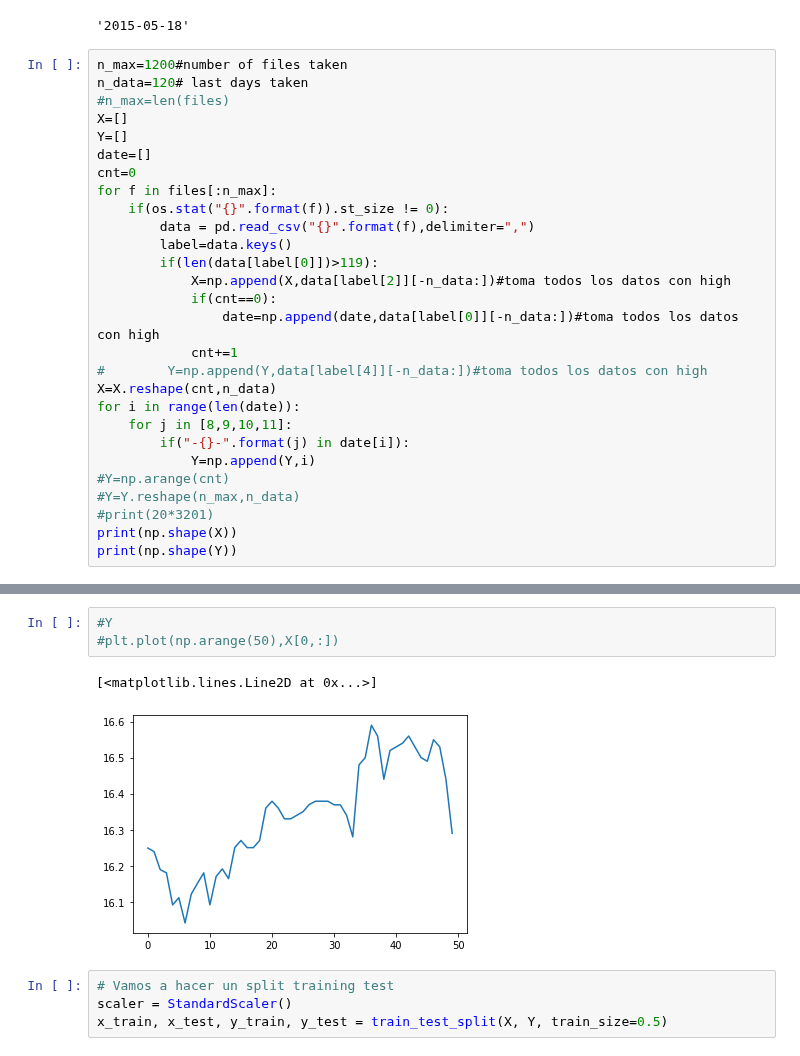
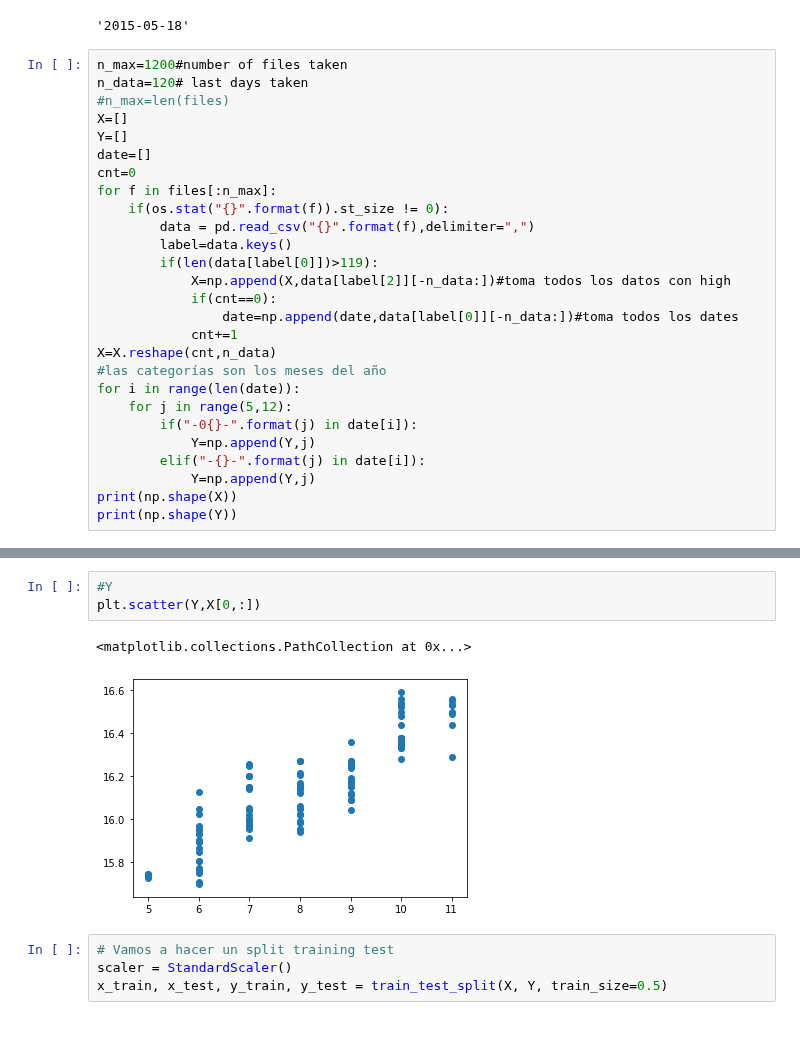
Before and after one commit to jerck1/CabreraRamirezJohnErick_Ejercicio023, a Jupyter notebook: regresión_logistica.ipynb, the cells around one changed output, grey strips where cells are left out. Cells and saved outputs as stored; diff of their text form.

```diff
--- a/regresión_logistica.ipynb
+++ b/regresión_logistica.ipynb
@@ -54,17 +54,16 @@ for f in files[:n_max]:
         if(len(data[label[0]])>119):
             X=np.append(X,data[label[2]][-n_data:])#toma todos los datos con high
             if(cnt==0):
-                date=np.append(date,data[label[0]][-n_data:])#toma todos los datos con high
+                date=np.append(date,data[label[0]][-n_data:])#toma todos los dates
             cnt+=1
-#        Y=np.append(Y,data[label[4]][-n_data:])#toma todos los datos con high
 X=X.reshape(cnt,n_data)
+#las categorías son los meses del año
 for i in range(len(date)):
-    for j in [8,9,10,11]:
-        if("-{}-".format(j) in date[i]):
-            Y=np.append(Y,i)
-#Y=np.arange(cnt)
-#Y=Y.reshape(n_max,n_data)
-#print(20*3201)
+    for j in range(5,12):
+        if("-0{}-".format(j) in date[i]):
+            Y=np.append(Y,j)
+        elif("-{}-".format(j) in date[i]):
+            Y=np.append(Y,j)
 print(np.shape(X))
 print(np.shape(Y))
 # %% [output]
@@ -95,9 +85,9 @@ print((date))
 # %%
 #Y
-#plt.plot(np.arange(50),X[0,:])
+plt.scatter(Y,X[0,:])
 # %% [output]
-[<matplotlib.lines.Line2D at 0x...>]
+<matplotlib.collections.PathCollection at 0x...>
-[figure, old version]
+[figure, new version]
 # %%
 # Vamos a hacer un split training test
 scaler = StandardScaler()
```
Also changed, not shown: parts of 2 cells of this notebook, 2 other files.
